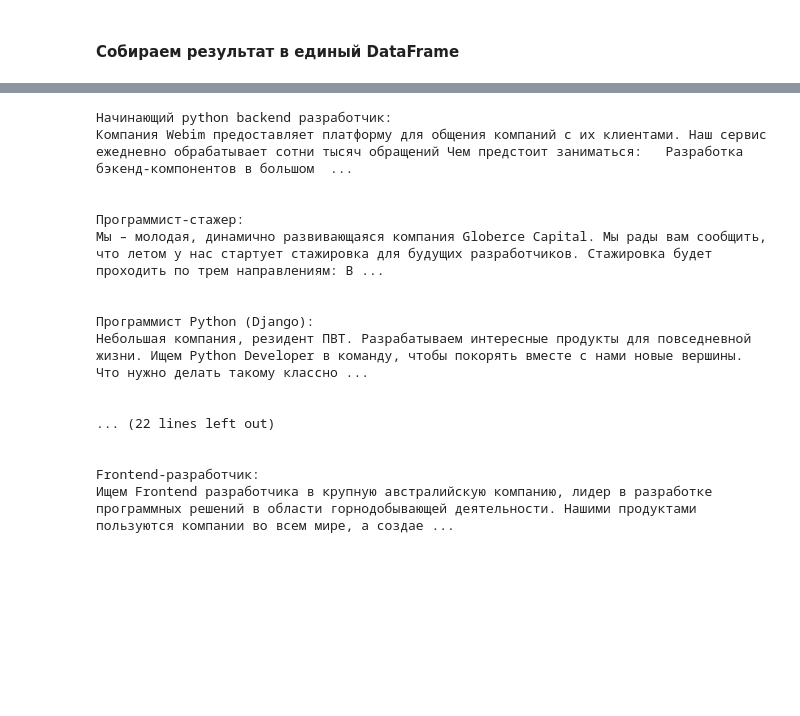
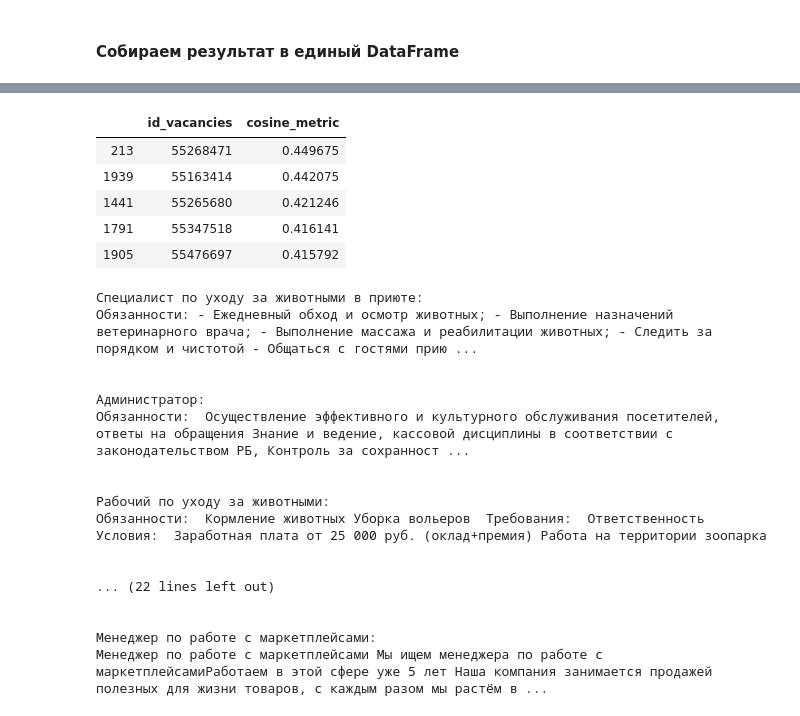
Before and after one commit to PDmitrii/sql_tasks_sber_d_a, a Jupyter notebook: FINAL_PROJECT_DA_SberUniver_JUNE22_DMITRII_PRIVALOV.ipynb, the cells around one changed output, grey strips where cells are left out. Saved outputs shown, nothing was run; the diff lists cells and outputs as text; code cells hidden in the pictures; blank space fills up the shorter version.

```diff
--- a/FINAL_PROJECT_DA_SberUniver_JUNE22_DMITRII_PRIVALOV.ipynb
+++ b/FINAL_PROJECT_DA_SberUniver_JUNE22_DMITRII_PRIVALOV.ipynb
@@ -320,29 +459,39 @@ TOP_sutable_vac.head()
+# %%
+TOP_sutable_vac_Count.head()
+# %% [output]
+|  | id_vacancies | cosine_metric |
+| 213 | 55268471 | 0.449675 |
+| 1939 | 55163414 | 0.442075 |
+| 1441 | 55265680 | 0.421246 |
+| 1791 | 55347518 | 0.416141 |
+| 1905 | 55476697 | 0.415792 |
 # %%
 # выбираем ТОП=10 вакансий и выводим их названия и описания
+#TFIDF
 TOP=10
 for i in range(TOP):
 
-    url_one=f'https://api.hh.ru/vacancies/{TOP_sutable_vac.iloc[i,0]}'
+    url_one=f'https://api.hh.ru/vacancies/{TOP_sutable_vac_TFIDF.iloc[i,0]}'
 
     res_one=requests.get(url_one)
 
     vacancy=res_one.json()
     print('{0}:\n{1} \n\n'.format(vacancy['name'],re.sub(reg,'',vacancy['description'])))
 # %% [output]
-Начинающий python backend разработчик:
-Компания Webim предоставляет платформу для общения компаний с их клиентами. Наш сервис ежедневно обрабатывает сотни тысяч обращений Чем предстоит заниматься:   Разработка бэкенд-компонентов в большом  ...
+Специалист по уходу за животными в приюте:
+Обязанности: - Ежедневный обход и осмотр животных; - Выполнение назначений ветеринарного врача; - Выполнение массажа и реабилитации животных; - Следить за порядком и чистотой - Общаться с гостями прию ...
 
 
-Программист-стажер:
-Мы – молодая, динамично развивающаяся компания Globerce Capital. Мы рады вам сообщить, что летом у нас стартует стажировка для будущих разработчиков. Стажировка будет проходить по трем направлениям: B ...
+Администратор:
+Обязанности:  Осуществление эффективного и культурного обслуживания посетителей, ответы на обращения Знание и ведение, кассовой дисциплины в соответствии с законодательством РБ, Контроль за сохранност ...
 
 
-Программист Python (Django):
-Небольшая компания, резидент ПВТ. Разрабатываем интересные продукты для повседневной жизни. Ищем Python Developer в команду, чтобы покорять вместе с нами новые вершины. Что нужно делать такому классно ...
+Рабочий по уходу за животными:
+Обязанности:  Кормление животных Уборка вольеров  Требования:  Ответственность  Условия:  Заработная плата от 25 000 руб. (оклад+премия) Работа на территории зоопарка
 
 
 ... (22 lines left out)
 
 
-Frontend-разработчик:
-Ищем Frontend разработчика в крупную австралийскую компанию, лидер в разработке программных решений в области горнодобывающей деятельности. Нашими продуктами пользуются компании во всем мире, а создае ...
+Менеджер по работе с маркетплейсами:
+Менеджер по работе с маркетплейсами Мы ищем менеджера по работе с маркетплейсамиРаботаем в этой сфере уже 5 лет Наша компания занимается продажей полезных для жизни товаров, с каждым разом мы растём в ...
```
Also changed, not shown: parts of 17 cells of this notebook.
